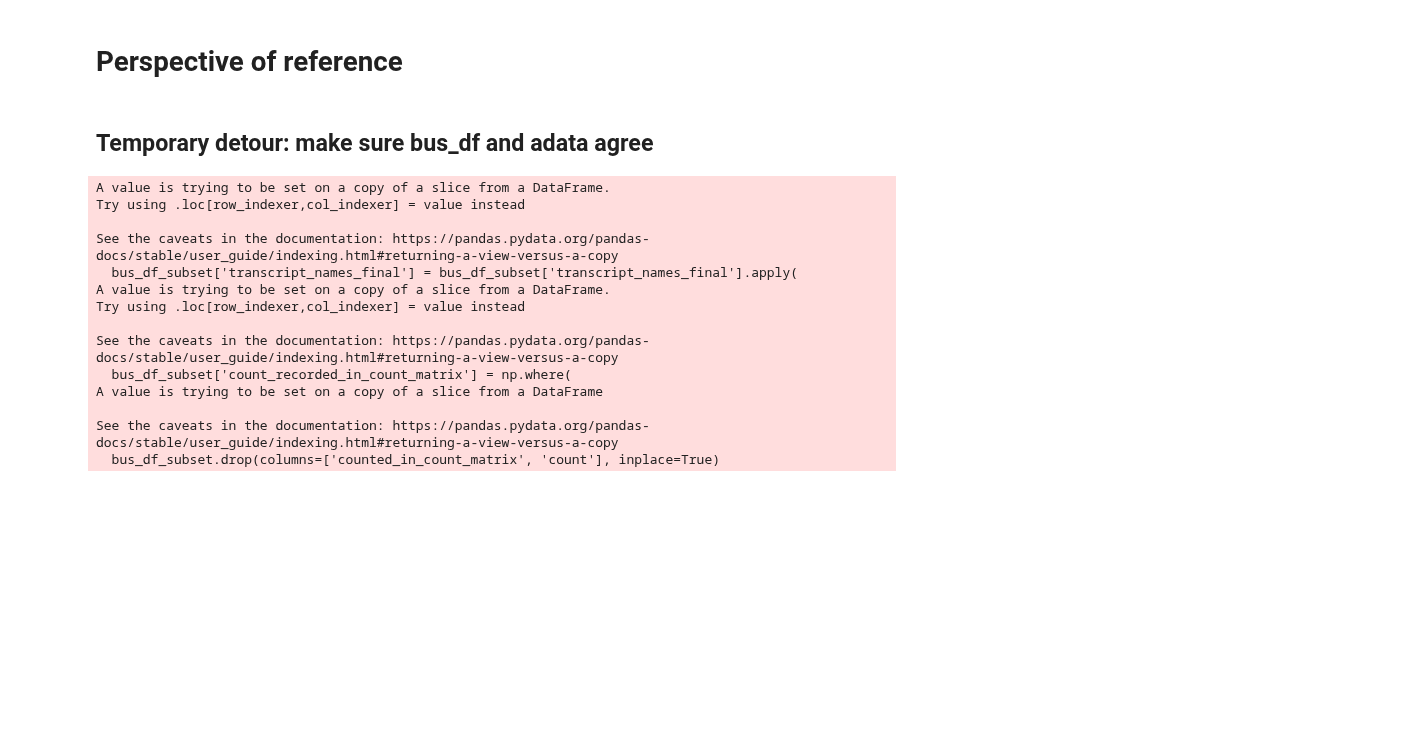
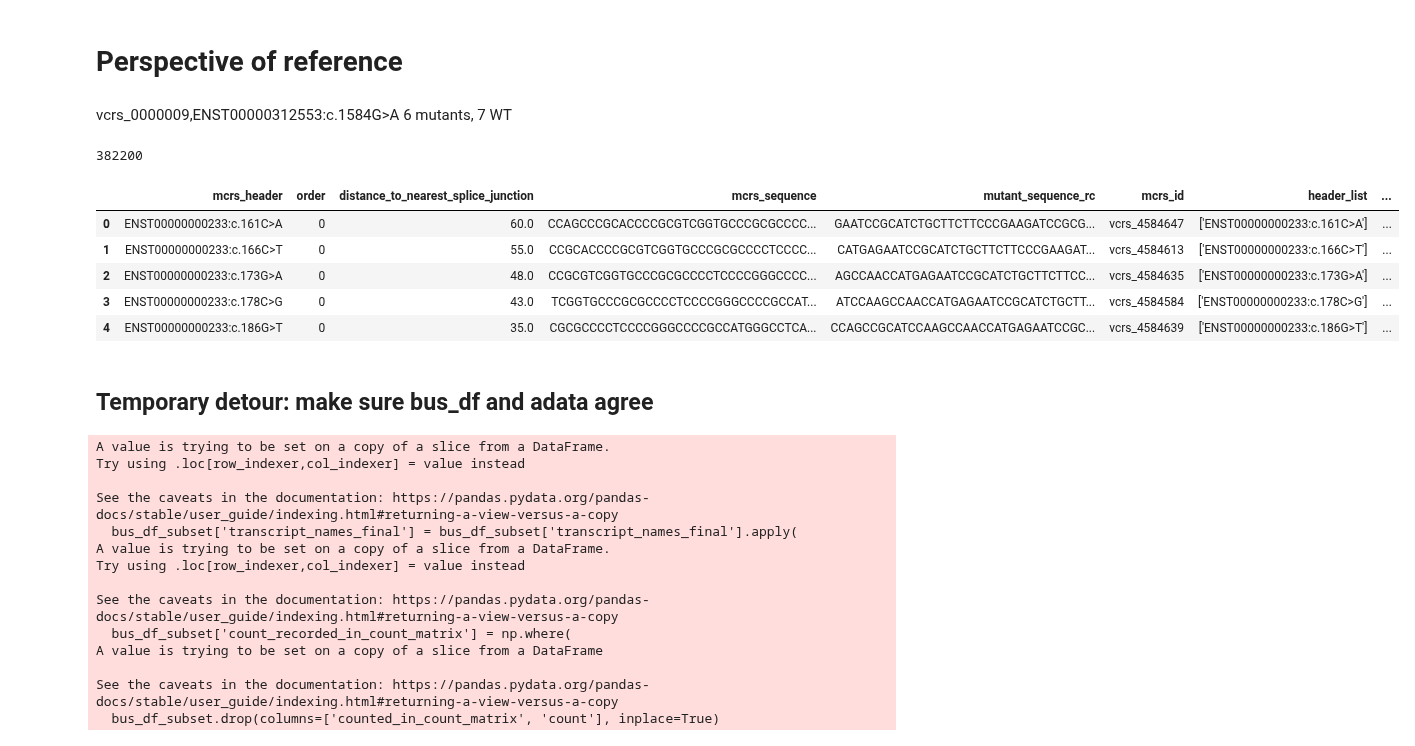
Before and after one commit to pachterlab/varseek, a Jupyter notebook: notebooks/2_variant_simulation_complex_fastq_nov26 copy.ipynb, the cells around one changed output. Drawn from its saved outputs; the diff is of its cells as text; code cells hidden in the pictures; blank space fills up the shorter version.

```diff
--- a/notebooks/2_variant_simulation_complex_fastq_nov26 copy.ipynb
+++ b/notebooks/2_variant_simulation_complex_fastq_nov26 copy.ipynb
@@ -454,3 +594,10 @@ if check_reason_for_read_fn:
     # filtered_read_df = read_df[(read_df['FN']) & (~read_df['reference_header'].isin(mcrs_set))]
 # %% [markdown]
 # Perspective of reference
+# %% [markdown]
+vcrs_0000009,ENST00000312553:c.1584G>A
+6 mutants, 7 WT
+# %%
+len(mutation_metadata_df.loc[mutation_metadata_df['included_in_synthetic_reads_mutant']])
+# %% [output]
+382200
@@ -504,3 +665,12 @@ try:
     )
 except Exception as e:
     pass
+# %%
+unique_mcrs_df.head()
+# %% [output]
+|  | mcrs_header | order | distance_to_nearest_splice_junction | mcrs_sequence | mutant_sequence_rc | mcrs_id | header_list | ... |
+| 0 | ENST00000000233:c.161C>A | 0 | 60.0 | CCAGCCCGCACCCCGCGTCGGTGCCCGCGCCCC... | GAATCCGCATCTGCTTCTTCCCGAAGATCCGCG... | vcrs_4584647 | ['ENST00000000233:c.161C>A'] | ... |
+| 1 | ENST00000000233:c.166C>T | 0 | 55.0 | CCGCACCCCGCGTCGGTGCCCGCGCCCCTCCCC... | CATGAGAATCCGCATCTGCTTCTTCCCGAAGAT... | vcrs_4584613 | ['ENST00000000233:c.166C>T'] | ... |
+| 2 | ENST00000000233:c.173G>A | 0 | 48.0 | CCGCGTCGGTGCCCGCGCCCCTCCCCGGGCCCC... | AGCCAACCATGAGAATCCGCATCTGCTTCTTCC... | vcrs_4584635 | ['ENST00000000233:c.173G>A'] | ... |
+| 3 | ENST00000000233:c.178C>G | 0 | 43.0 | TCGGTGCCCGCGCCCCTCCCCGGGCCCCGCCAT... | ATCCAAGCCAACCATGAGAATCCGCATCTGCTT... | vcrs_4584584 | ['ENST00000000233:c.178C>G'] | ... |
+| 4 | ENST00000000233:c.186G>T | 0 | 35.0 | CGCGCCCCTCCCCGGGCCCCGCCATGGGCCTCA... | CCAGCCGCATCCAAGCCAACCATGAGAATCCGC... | vcrs_4584639 | ['ENST00000000233:c.186G>T'] | ... |
```
Also changed, not shown: parts of 14 cells of this notebook, 18 other files.
